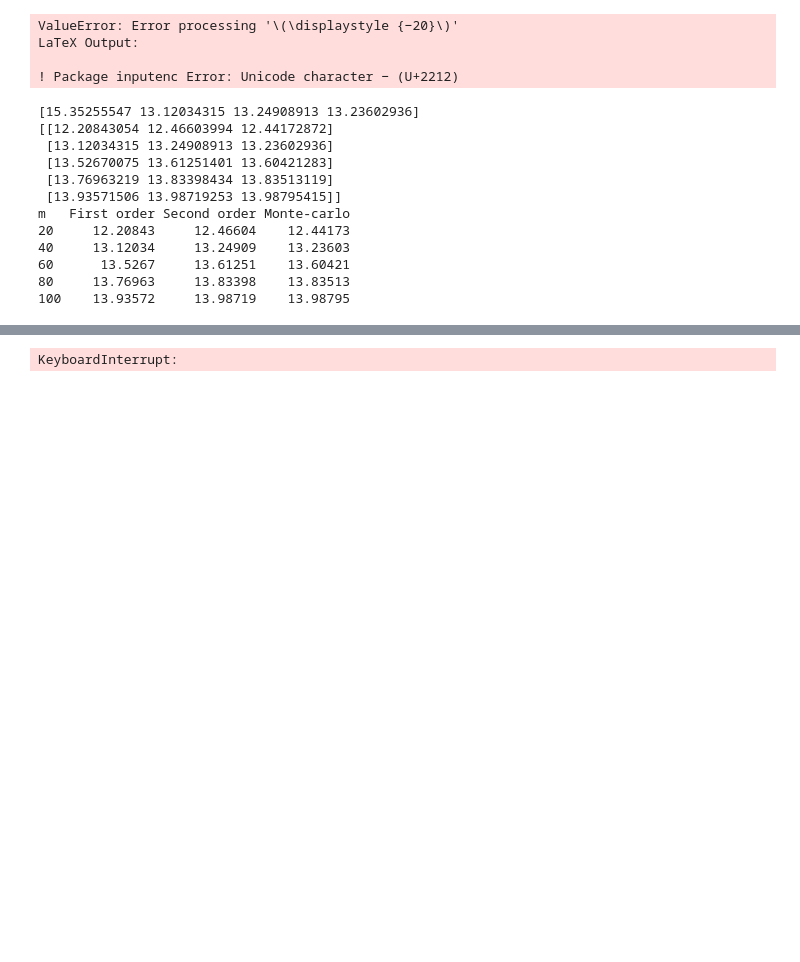
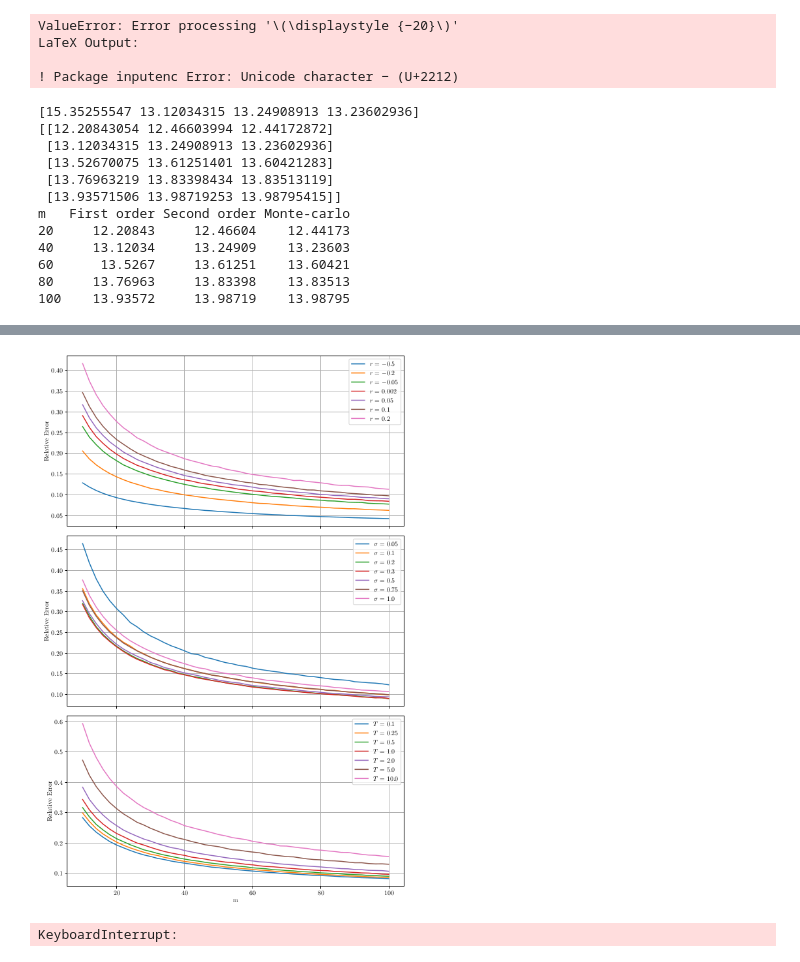
Before and after one commit to WoutervDijk/Thesis, a Jupyter notebook: notebooks/Cleaned_Notebook.ipynb, the cells around one changed output, grey strips where cells are left out. Cells and saved outputs as stored; diff of their text form; code cells hidden in the pictures; blank space fills up the shorter version.

```diff
--- a/notebooks/Cleaned_Notebook.ipynb
+++ b/notebooks/Cleaned_Notebook.ipynb
@@ -240,17 +292,0 @@ plt.show()
-# %%
-# first order approximations with different parameters
-
-r_ = -0.1
-sigma = 0.5
-T = 5
-S_0 = 100
-x_points = cp.arange(1, 101)
-sims = cp.zeros((x_points.size, 4))
-for i in range(0, x_points.size):
-    m = i+1
-    sims[i,:] = cp.array([own_first_order_approx_inf_horizon(S_0, r_, sigma, T, m), own_first_order_approx_MC(S_0, r_, sigma, T, 1000000, m)
-        , broadie_first_order_approx(S_0, r_, sigma, T, m), sim_price_lookback_put(S_0, r_, sigma, T, 10000000, m)[0]], dtype="float32")
-sims = cp.asnumpy(sims)
-x_points = cp.asnumpy(x_points)
-np.save("firstOrderApproximationsPic2", sims)
-np.save("x_pointsfirstOrderApproximationsPic2", x_points)
@@ -314,53 +325,54 @@ sims = cp.asnumpy(sims)
 # %%
 r_points = np.array([-0.5, -0.2,-0.05,0.002, 0.05, 0.1, 0.20])
 sigma_points = np.array([0.05, 0.1, 0.2, 0.3, 0.5, 0.75, 1])
 T_points = np.array([0.1, 0.25, 0.5, 1, 2, 5, 10])
 # A plot differing r_
 sims = np.load("relativeErrorr_deviations.npy")
 x_points = np.load("x_pointsRelativeErrorr_deviations.npy")
 import matplotlib.pyplot as plt
 import matplotlib
 matplotlib.use("pgf")
 matplotlib.rcParams.update({
     "pgf.texsystem": "pdflatex",
     'font.family': 'serif',
     'text.usetex': True,
     'pgf.rcfonts': False,
 })
 fig = plt.figure(figsize=(8,12))
-ax1 = plt.subplot2grid((2,2), (0,0), colspan=2)
-ax2 = plt.subplot2grid((2,2), (1,0))
-ax3 = plt.subplot2grid((2,2), (1,1))
+# ax1 = plt.subplot2grid((2,2), (0,0), colspan=2)
+# ax2 = plt.subplot2grid((2,2), (1,0))
+# ax3 = plt.subplot2grid((2,2), (1,1))
+# for idx, r_ in enumerate(r_points):
+#     ax1.plot(x_points, sims[:, idx, 0], label=f"$r={r_}$")
+# for idx, sigma in enumerate(sigma_points):
+#     ax2.plot(x_points, sims[:, idx, 1], label=f"$\\sigma={sigma}$")
+# for idx, T in enumerate(T_points):
+#     ax3.plot(x_points, sims[:, idx, 2], label=f"$T={T}$")
+# for ax in fig.get_axes():
+#     ax.legend()
+#     ax.grid()
+#     ax.set(xlabel='m', ylabel='Relative Error')
+# fig.tight_layout()
+# fig.savefig("relativeError_deviationContinous.pgf")
+# 3 beneath each other
 for idx, r_ in enumerate(r_points):
-    ax1.plot(x_points, sims[:, idx, 0], label=f"$r={r_}$")
+    ax = fig.add_subplot(3, 1, 1)
+    ax.plot(x_points, sims[:, idx, 0], label=f"$r={r_}$")
 for idx, sigma in enumerate(sigma_points):
-    ax2.plot(x_points, sims[:, idx, 1], label=f"$\\sigma={sigma}$")
+    ax = fig.add_subplot(3, 1, 2)
+    ax.plot(x_points, sims[:, idx, 1], label=f"$\\sigma={sigma}$")
 for idx, T in enumerate(T_points):
-    ax3.plot(x_points, sims[:, idx, 2], label=f"$T={T}$")
+    ax = fig.add_subplot(3, 1, 3)
+    ax.plot(x_points, sims[:, idx, 2], label=f"$T={T}$")
 for ax in fig.get_axes():
     ax.legend()
     ax.grid()
     ax.set(xlabel='m', ylabel='Relative Error')
+    ax.label_outer() # Only label outer graphs
 fig.tight_layout()
 fig.savefig("relativeError_deviationContinous.pgf")
-# 3 beneath each other
-# fig.suptitle('A tale of 2 subplots')
-# for idx, r_ in enumerate(r_points):
-#     ax = fig.add_subplot(3, 1, 1)
-#     ax.plot(x_points, sims[:, idx, 0], label=f"r={r_}")
-# for idx, sigma in enumerate(sigma_points):
-#     ax = fig.add_subplot(3, 1, 2)
-#     ax.plot(x_points, sims[:, idx, 1], label=f"sigma={sigma}")
-# for idx, T in enumerate(T_points):
-#     ax = fig.add_subplot(3, 1, 3)
-#     ax.plot(x_points, sims[:, idx, 2], label=f"T={T}")
-# for ax in fig.get_axes():
-#     ax.legend()
-#     ax.grid()
-#     ax.set(xlabel='m', ylabel='Relative Error')
-#     ax.label_outer() # Only label outer graphs
-# fig.tight_layout()
-# plt.show()
+# %% [output]
+[figure, added]
 # %%
 ###################
 # These are plots about the relative error of the second-order approximation vs the "true price"
```
Also changed, not shown: parts of 17 cells of this notebook, 29 other files.
